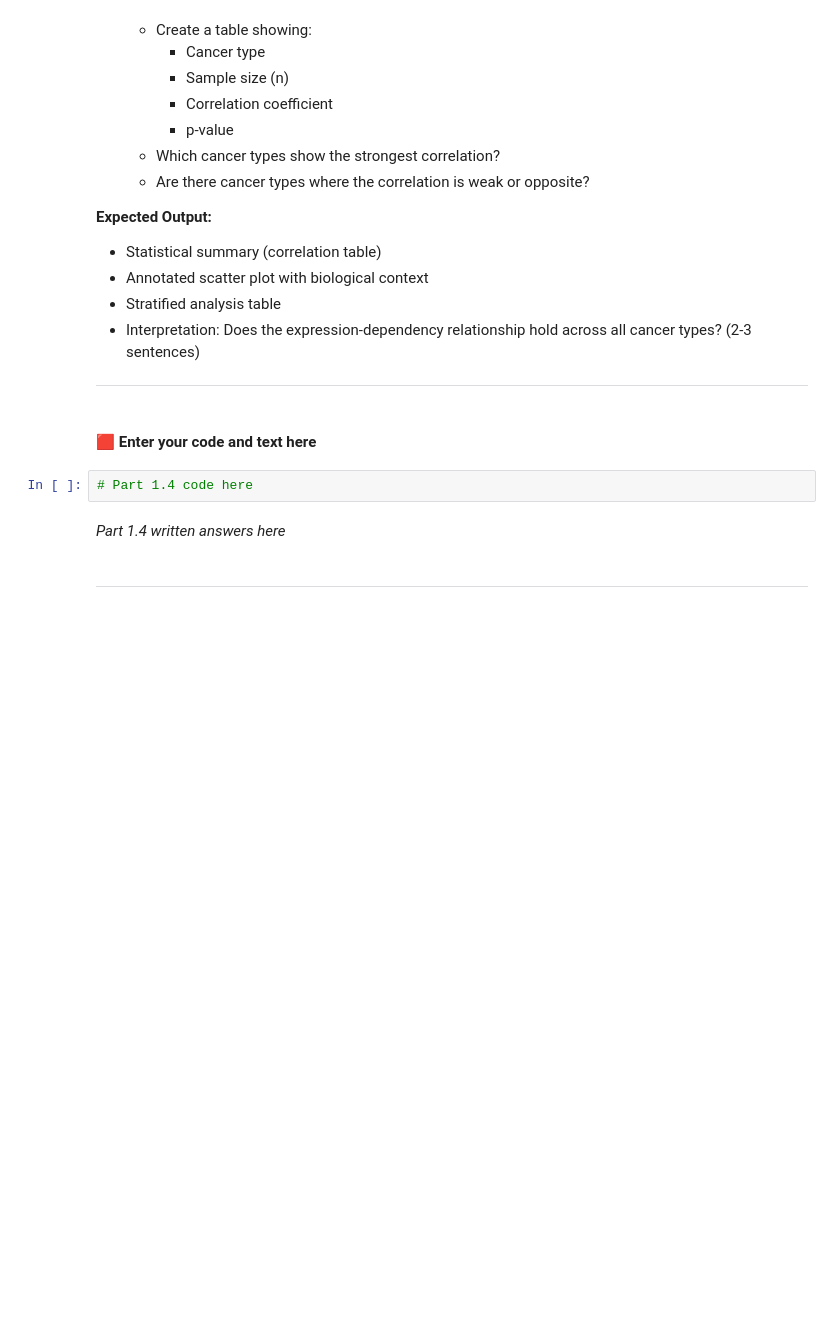
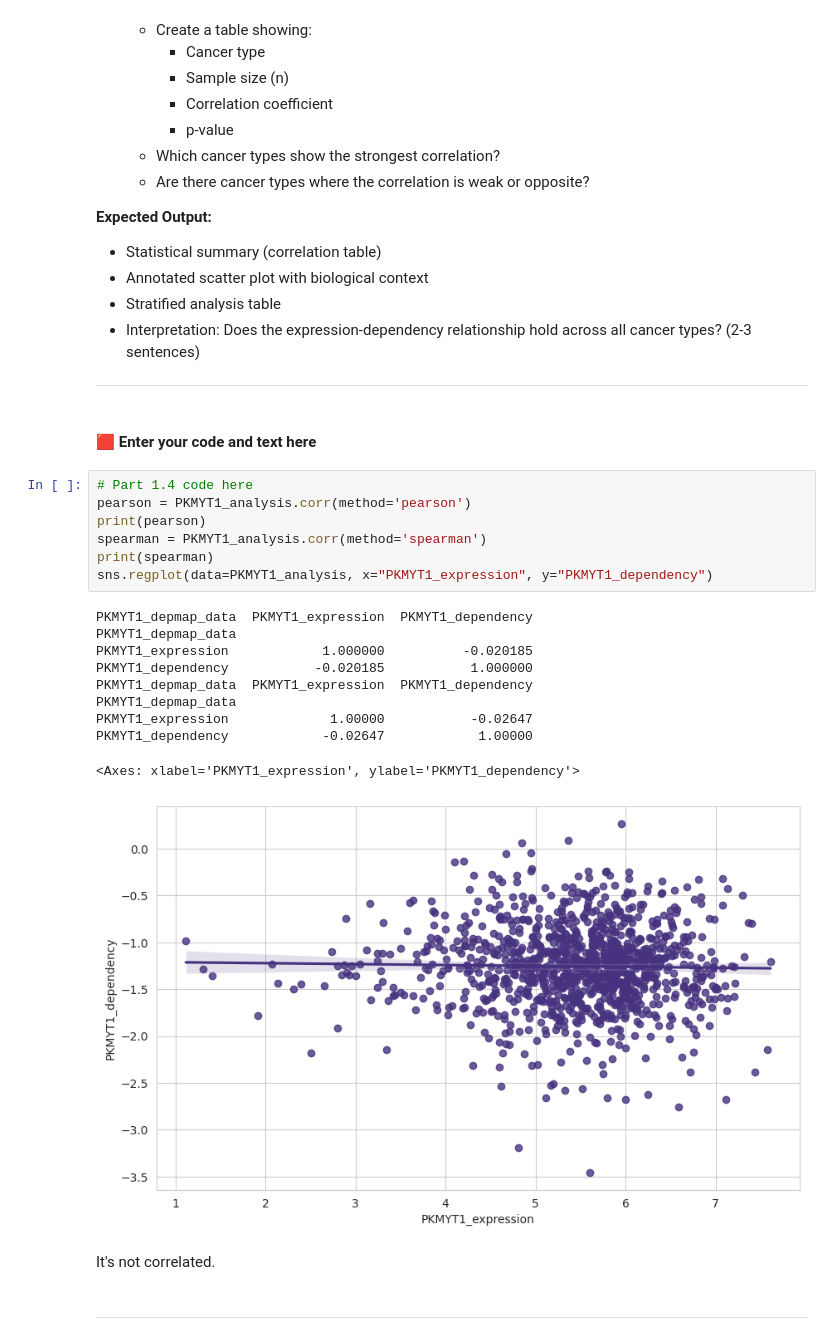
Before and after one commit to solarsonata/depmap-analysis, a Jupyter notebook: Project2_DepMap_Analysis.ipynb, the cells around one changed output. Cells and saved outputs as stored; diff of their text form; blank space fills up the shorter version.

```diff
--- a/Project2_DepMap_Analysis.ipynb
+++ b/Project2_DepMap_Analysis.ipynb
@@ -621,10 +651,26 @@ Before starting, make sure you understand what correlation coefficients mean:
 ---
 # %% [markdown]
 #### 🟥 Enter your code and text here
-# %%
-# Part 1.4 code here
-# %% [markdown]
-*Part 1.4 written answers here*
+# %%
+# Part 1.4 code here
+pearson = PKMYT1_analysis.corr(method='pearson')
+print(pearson)
+spearman = PKMYT1_analysis.corr(method='spearman')
+print(spearman)
+sns.regplot(data=PKMYT1_analysis, x="PKMYT1_expression", y="PKMYT1_dependency")
+# %% [output]
+PKMYT1_depmap_data  PKMYT1_expression  PKMYT1_dependency
+PKMYT1_depmap_data
+PKMYT1_expression            1.000000          -0.020185
+PKMYT1_dependency           -0.020185           1.000000
+PKMYT1_depmap_data  PKMYT1_expression  PKMYT1_dependency
+PKMYT1_depmap_data
+PKMYT1_expression             1.00000           -0.02647
+PKMYT1_dependency            -0.02647            1.00000
+<Axes: xlabel='PKMYT1_expression', ylabel='PKMYT1_dependency'>
+[figure, added]
+# %% [markdown]
+It's not correlated.
 # %% [markdown]
 ---
 # %% [markdown]
```
Also changed, not shown: parts of 5 cells of this notebook.
